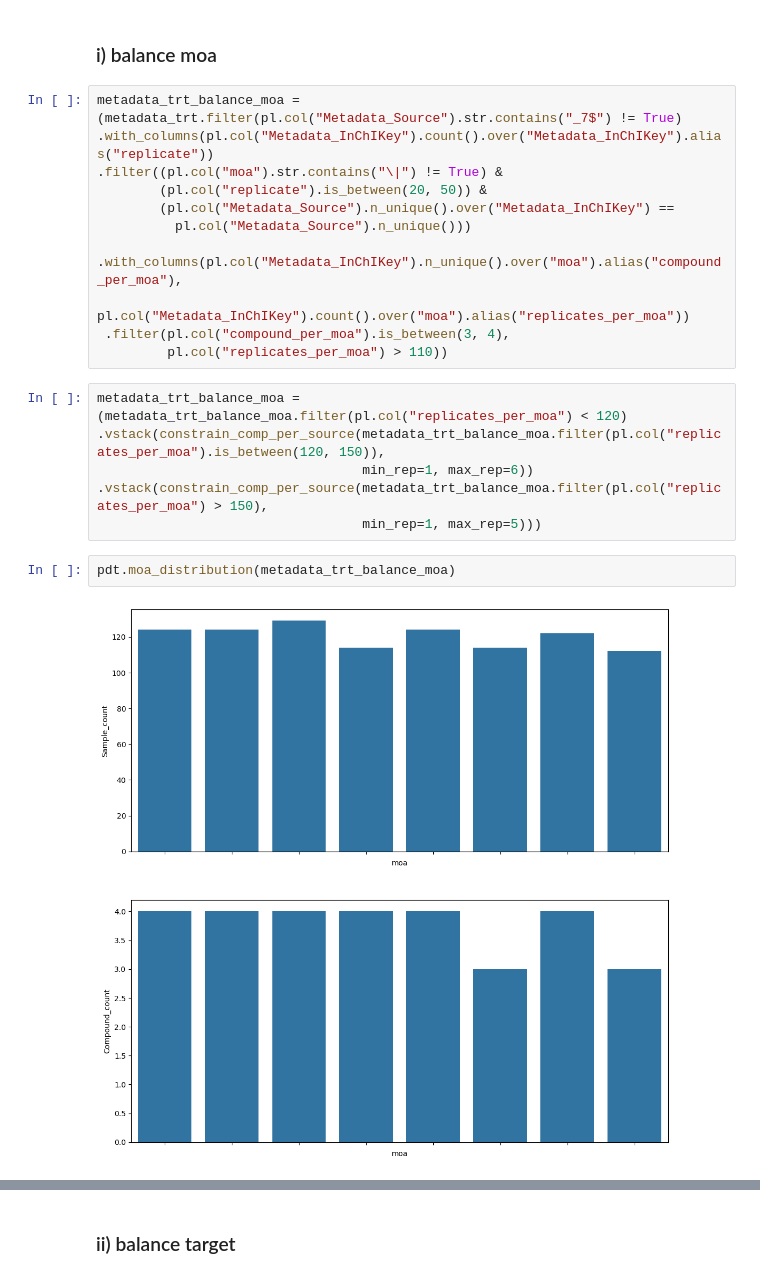
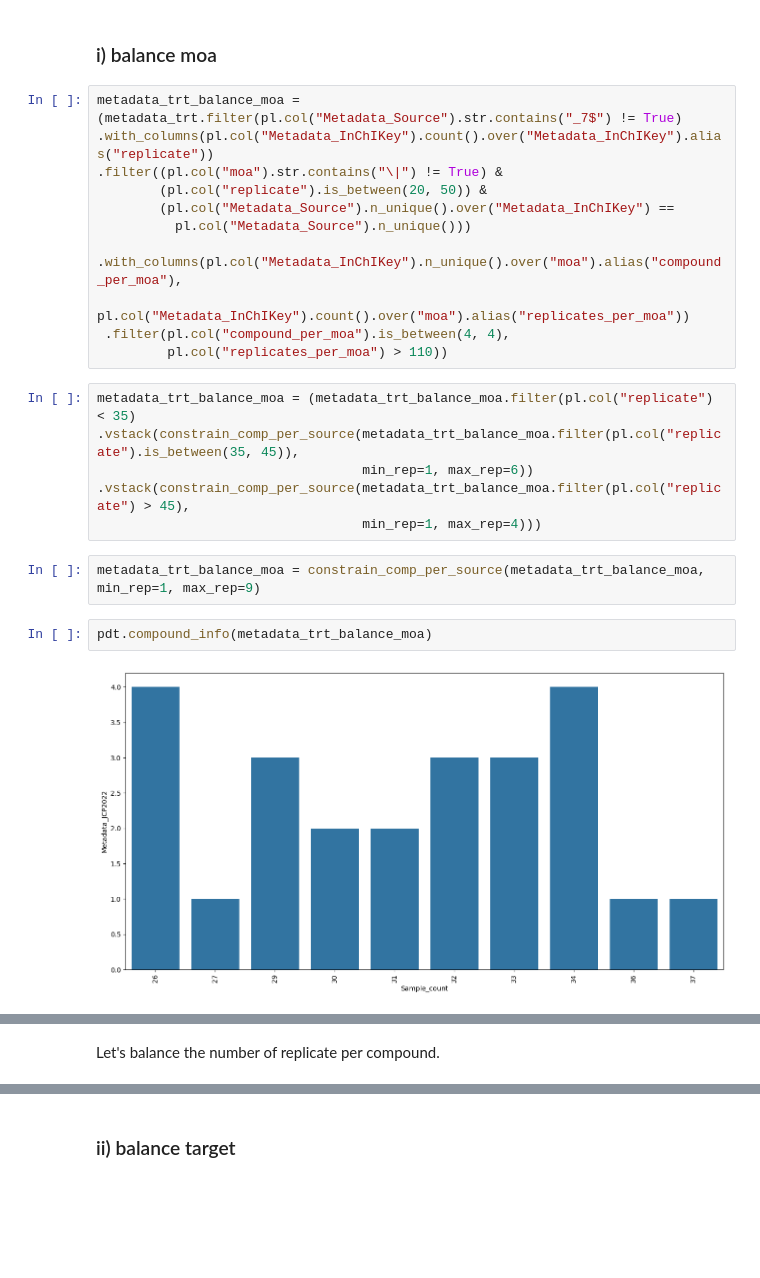
Before and after one commit to afermg/jump_attribution, a Jupyter notebook: workspace/analysis/naive_classifier_profiles.ipynb, the cells around one changed output, grey strips where cells are left out. Saved outputs shown, nothing was run; the diff lists cells and outputs as text; blank space fills up the shorter version.

```diff
--- a/workspace/analysis/naive_classifier_profiles.ipynb
+++ b/workspace/analysis/naive_classifier_profiles.ipynb
@@ -164,15 +166,17 @@ metadata_trt_balance_moa = (metadata_trt.filter(pl.col("Metadata_Source").str.co
           pl.col("Metadata_Source").n_unique()))
  .with_columns(pl.col("Metadata_InChIKey").n_unique().over("moa").alias("compound_per_moa"),
                pl.col("Metadata_InChIKey").count().over("moa").alias("replicates_per_moa"))
- .filter(pl.col("compound_per_moa").is_between(3, 4),
+ .filter(pl.col("compound_per_moa").is_between(4, 4),
          pl.col("replicates_per_moa") > 110))
-# %%
-metadata_trt_balance_moa = (metadata_trt_balance_moa.filter(pl.col("replicates_per_moa") < 120)
-.vstack(constrain_comp_per_source(metadata_trt_balance_moa.filter(pl.col("replicates_per_moa").is_between(120, 150)),
-                                  min_rep=1, max_rep=6))
-.vstack(constrain_comp_per_source(metadata_trt_balance_moa.filter(pl.col("replicates_per_moa") > 150),
-                                  min_rep=1, max_rep=5)))
+# %%
+metadata_trt_balance_moa = (metadata_trt_balance_moa.filter(pl.col("replicate") < 35)
+.vstack(constrain_comp_per_source(metadata_trt_balance_moa.filter(pl.col("replicate").is_between(35, 45)),
+                                  min_rep=1, max_rep=6))
+.vstack(constrain_comp_per_source(metadata_trt_balance_moa.filter(pl.col("replicate") > 45),
+                                  min_rep=1, max_rep=4)))
+# %%
+metadata_trt_balance_moa = constrain_comp_per_source(metadata_trt_balance_moa, min_rep=1, max_rep=9)
 # %%
-pdt.moa_distribution(metadata_trt_balance_moa)
+pdt.compound_info(metadata_trt_balance_moa)
 # %% [output]
-[figure, old version]
+[figure, new version]
@@ -178,0 +184,2 @@ pdt.moa_distribution(metadata_trt_balance_moa)
+# %% [markdown]
+Let's balance the number of replicate per compound.
```
Also changed, not shown: parts of 52 cells of this notebook, 3 other files.
